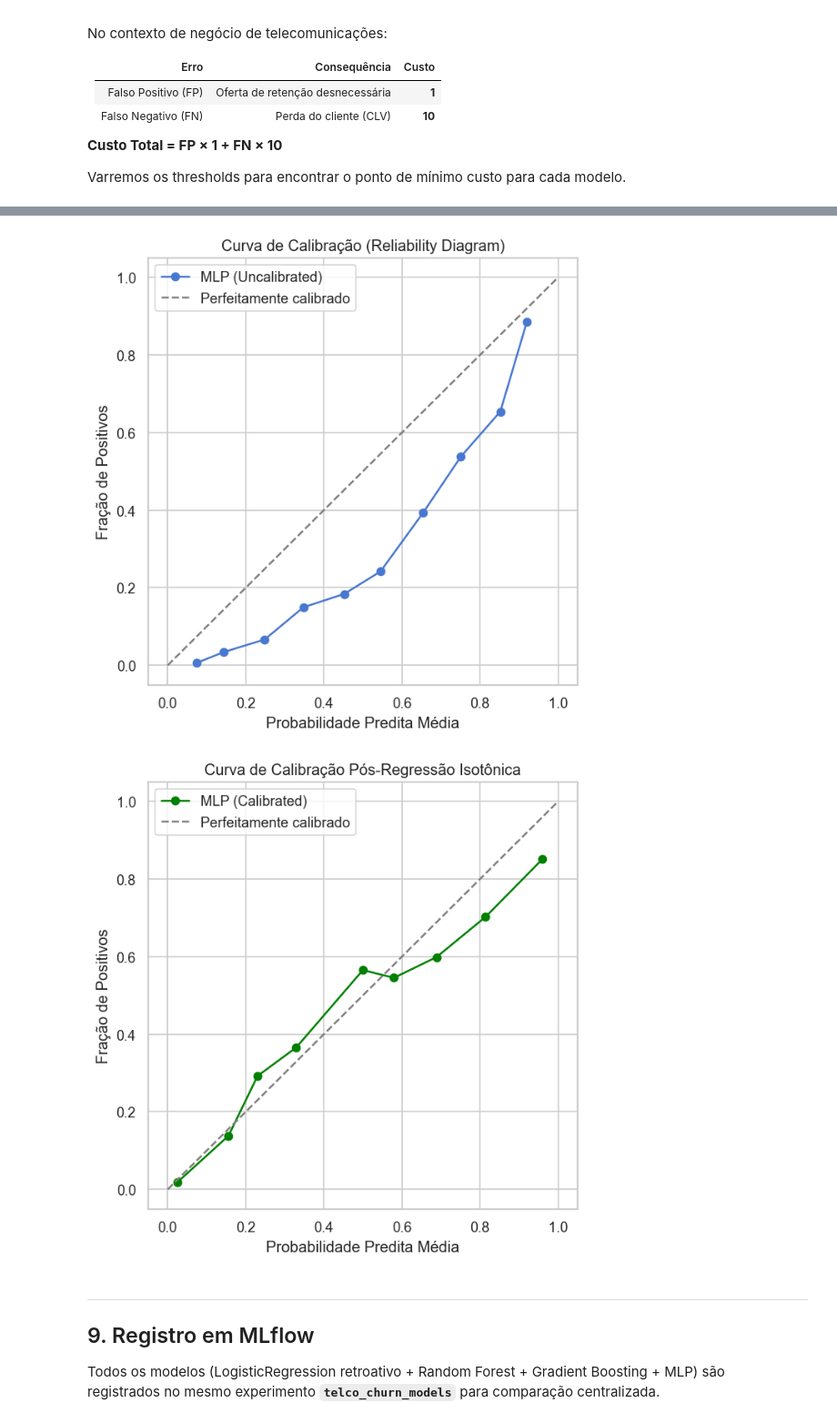
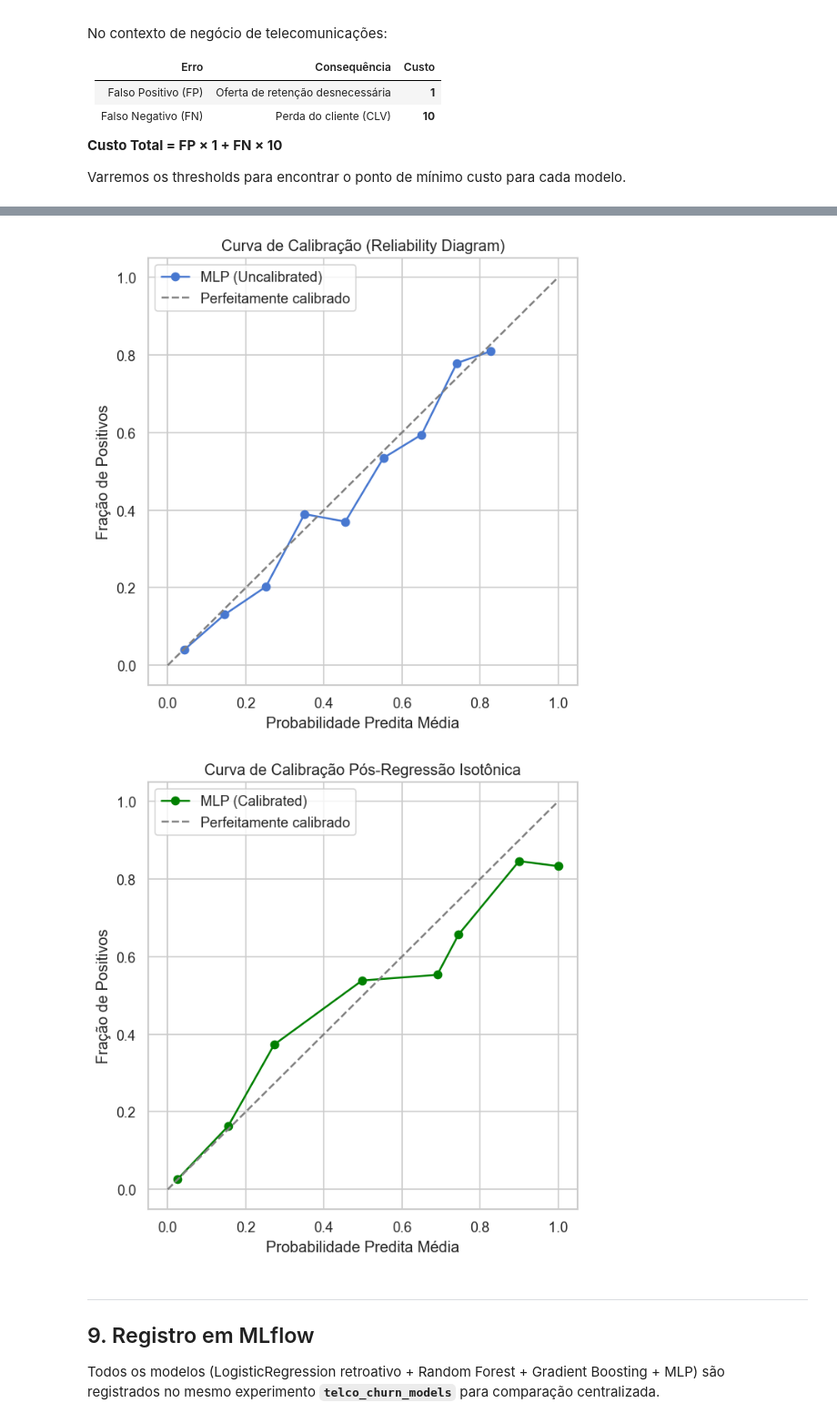
Before and after one commit to Edwardmaster7/ML_TELCO_CHURN, a Jupyter notebook: notebooks/03_mlp_pytorch.ipynb, the cells around one changed output, grey strips where cells are left out. Shown at 91% size. Cells and saved outputs as stored; diff of their text form; code cells hidden in the pictures.

```diff
--- a/notebooks/03_mlp_pytorch.ipynb
+++ b/notebooks/03_mlp_pytorch.ipynb
@@ -660,6 +761,6 @@ display(cost_cmp_df)
 # %%
 # ── Curva de Calibração ────────────────────────────────────────────────────────
-prob_true, prob_pred = calibration_curve(y_test, mlp_scores, n_bins=10)
+prob_true, prob_pred = calibration_curve(y_test, mlp_tuned_scores, n_bins=10)
 
 plt.figure(figsize=(6, 6))
 plt.plot(prob_pred, prob_true, marker='o', label='MLP (Uncalibrated)')
@@ -671,38 +772,38 @@ plt.legend()
 plt.show()
 
 # ── Regressão Isotônica ───────────────────────────────────────────────────────
 # Precisamos das probabilidades de validação para treinar o calibrador
 mlp_val_scores = mlp_predict_proba(mlp, X_val.values)
 
 iso_reg = IsotonicRegression(out_of_bounds='clip')
 iso_reg.fit(mlp_val_scores, y_val)
 
-mlp_scores_calibrated = iso_reg.predict(mlp_scores)
+mlp_tuned_scores_calibrated = iso_reg.predict(mlp_tuned_scores)
 
 # Recalculando os custos com as probabilidades calibradas
-mlp_cost_df_calib = scan_threshold_cost(y_true, mlp_scores_calibrated)
+mlp_cost_df_calib = scan_threshold_cost(y_true, mlp_tuned_scores_calibrated)
 best_mlp_row_calib  = mlp_cost_df_calib.loc[mlp_cost_df_calib['cost'].idxmin()]
 opt_thr_mlp_calib   = float(best_mlp_row_calib['threshold'])
 min_cost_mlp_calib  = float(best_mlp_row_calib['cost'])
 
 logger.info('MLP Calibrada — threshold=%.4f: custo=%d (FP=%d, FN=%d)',
             opt_thr_mlp_calib, int(min_cost_mlp_calib),
             int(best_mlp_row_calib['fp']), int(best_mlp_row_calib['fn']))
 
 # Plot da calibração depois
-prob_true_calib, prob_pred_calib = calibration_curve(y_test, mlp_scores_calibrated, n_bins=10)
+prob_true_calib, prob_pred_calib = calibration_curve(y_test, mlp_tuned_scores_calibrated, n_bins=10)
 
 plt.figure(figsize=(6, 6))
 plt.plot(prob_pred_calib, prob_true_calib, marker='o', color='green', label='MLP (Calibrated)')
 plt.plot([0, 1], [0, 1], linestyle='--', color='gray', label='Perfeitamente calibrado')
 plt.title('Curva de Calibração Pós-Regressão Isotônica')
 plt.xlabel('Probabilidade Predita Média')
 plt.ylabel('Fração de Positivos')
 plt.legend()
 plt.show()
 # %% [output]
-[figure, old version]
+[figure, new version]
-[figure, old version]
+[figure, new version]
 # %% [markdown]
 ---
 ## 9. Registro em MLflow
```
Also changed, not shown: parts of 12 cells of this notebook.
